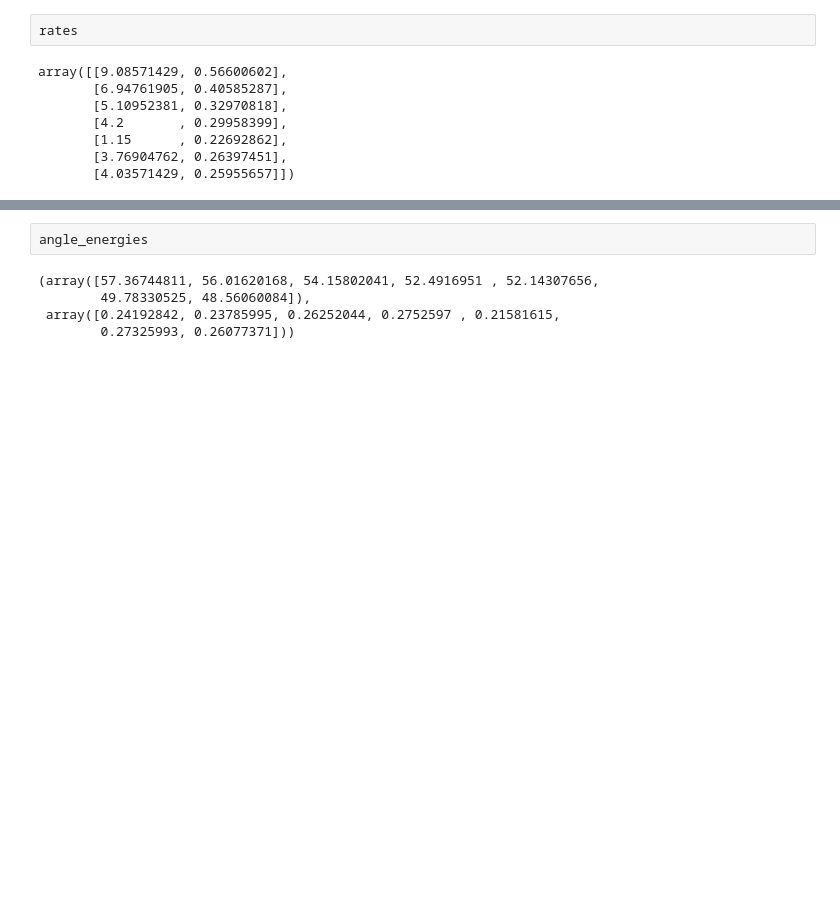
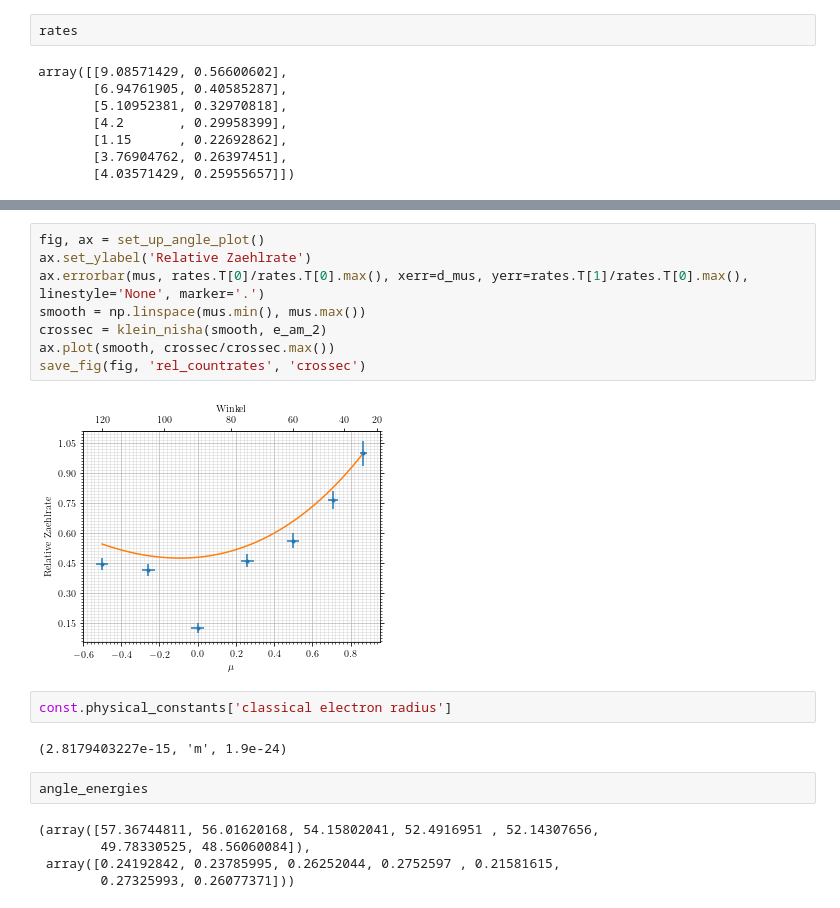
Before and after one commit to vale981/fpraktikum, a Jupyter notebook: CS/auswertung/Untitled.ipynb, the cells around one changed output, grey strips where cells are left out. Saved outputs shown, nothing was run; the diff lists cells and outputs as text; blank space fills up the shorter version.

```diff
--- a/CS/auswertung/Untitled.ipynb
+++ b/CS/auswertung/Untitled.ipynb
@@ -235,3 +234,17 @@ array([[9.08571429, 0.56600602],
+# %%
+fig, ax = set_up_angle_plot()
+ax.set_ylabel('Relative Zaehlrate')
+ax.errorbar(mus, rates.T[0]/rates.T[0].max(), xerr=d_mus, yerr=rates.T[1]/rates.T[0].max(), linestyle='None', marker='.')
+smooth = np.linspace(mus.min(), mus.max())
+crossec = klein_nisha(smooth, e_am_2)
+ax.plot(smooth, crossec/crossec.max())
+save_fig(fig, 'rel_countrates', 'crossec')
+# %% [output]
+[figure, added]
+# %%
+const.physical_constants['classical electron radius']
+# %% [output]
+(2.8179403227e-15, 'm', 1.9e-24)
 # %%
 angle_energies
 # %% [output]
```
Also changed, not shown: parts of 3 cells of this notebook, 6 other files.
